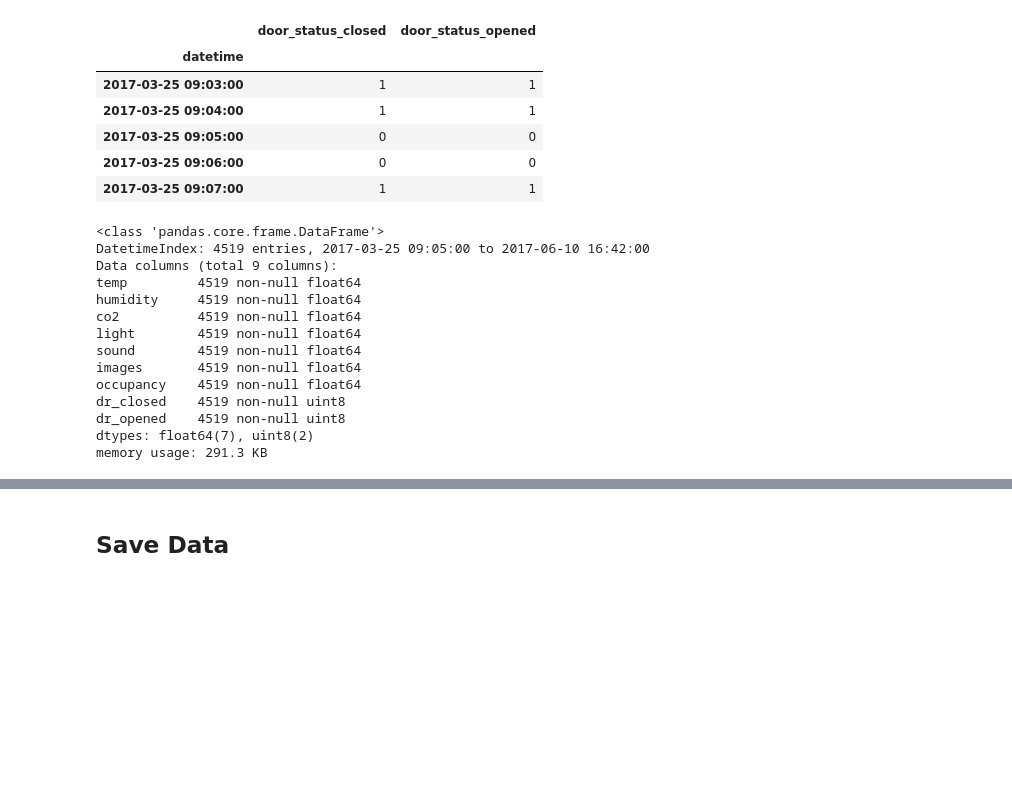
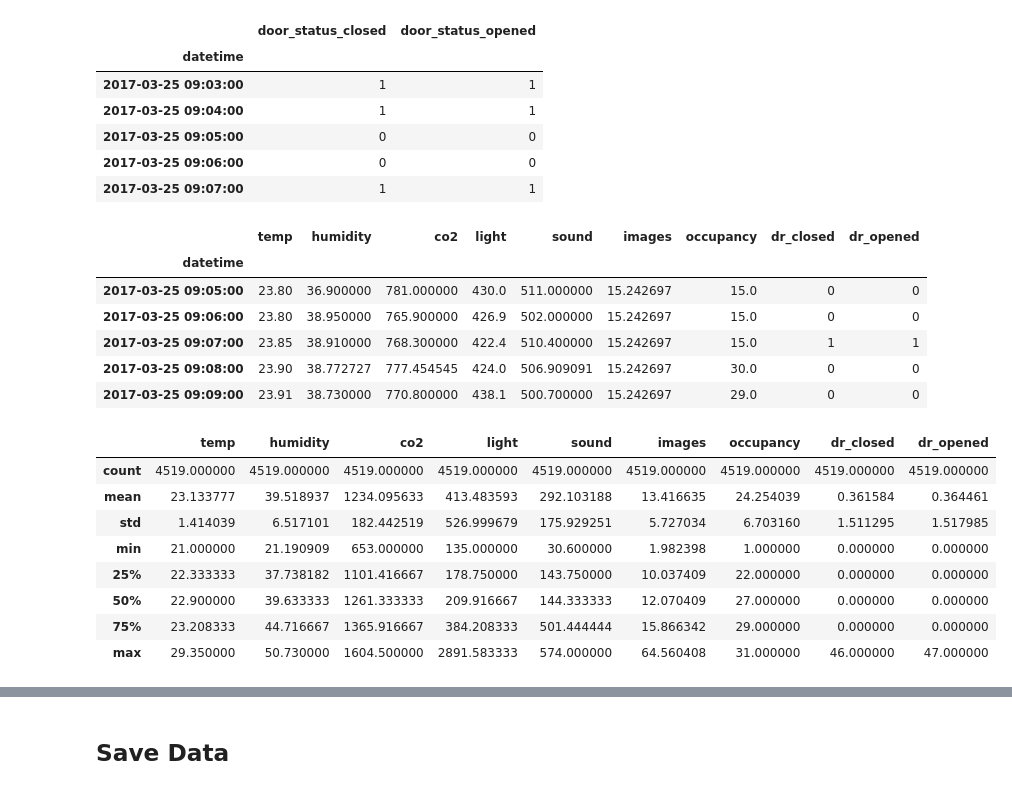
Before and after one commit to Kautumn06/classroom-occupancy, a Jupyter notebook: notebooks/DataWrangling.ipynb, the cells around one changed output, grey strips where cells are left out. Saved outputs shown, nothing was run; the diff lists cells and outputs as text; code cells hidden in the pictures; blank space fills up the shorter version.

```diff
--- a/notebooks/DataWrangling.ipynb
+++ b/notebooks/DataWrangling.ipynb
@@ -1017,19 +1017,25 @@ sensor_data = sensor_data.merge(door, left_index=True, right_index=True)
 sensor_data.columns = [
     'temp', 'humidity', 'co2', 'light', 'sound', 'images', 'occupancy', 'dr_closed', 'dr_opened']
 
-sensor_data.info()
+sensor_data.head()
 # %% [output]
-<class 'pandas.core.frame.DataFrame'>
-DatetimeIndex: 4519 entries, 2017-03-25 09:05:00 to 2017-06-10 16:42:00
-Data columns (total 9 columns):
-temp         4519 non-null float64
-humidity     4519 non-null float64
-co2          4519 non-null float64
-light        4519 non-null float64
-sound        4519 non-null float64
-images       4519 non-null float64
-occupancy    4519 non-null float64
-dr_closed    4519 non-null uint8
-dr_opened    4519 non-null uint8
-dtypes: float64(7), uint8(2)
-memory usage: 291.3 KB
+|  | temp | humidity | co2 | light | sound | images | occupancy | dr_closed | dr_opened |
+| datetime |  |  |  |  |  |  |  |  |  |
+| 2017-03-25 09:05:00 | 23.80 | 36.900000 | 781.000000 | 430.0 | 511.000000 | 15.242697 | 15.0 | 0 | 0 |
+| 2017-03-25 09:06:00 | 23.80 | 38.950000 | 765.900000 | 426.9 | 502.000000 | 15.242697 | 15.0 | 0 | 0 |
+| 2017-03-25 09:07:00 | 23.85 | 38.910000 | 768.300000 | 422.4 | 510.400000 | 15.242697 | 15.0 | 1 | 1 |
+| 2017-03-25 09:08:00 | 23.90 | 38.772727 | 777.454545 | 424.0 | 506.909091 | 15.242697 | 30.0 | 0 | 0 |
+| 2017-03-25 09:09:00 | 23.91 | 38.730000 | 770.800000 | 438.1 | 500.700000 | 15.242697 | 29.0 | 0 | 0 |
+# %%
+# Summary statistics for sensor data
+sensor_data.describe()
+# %% [output]
+|  | temp | humidity | co2 | light | sound | images | occupancy | dr_closed | dr_opened |
+| count | 4519.000000 | 4519.000000 | 4519.000000 | 4519.000000 | 4519.000000 | 4519.000000 | 4519.000000 | 4519.000000 | 4519.000000 |
+| mean | 23.133777 | 39.518937 | 1234.095633 | 413.483593 | 292.103188 | 13.416635 | 24.254039 | 0.361584 | 0.364461 |
+| std | 1.414039 | 6.517101 | 182.442519 | 526.999679 | 175.929251 | 5.727034 | 6.703160 | 1.511295 | 1.517985 |
+| min | 21.000000 | 21.190909 | 653.000000 | 135.000000 | 30.600000 | 1.982398 | 1.000000 | 0.000000 | 0.000000 |
+| 25% | 22.333333 | 37.738182 | 1101.416667 | 178.750000 | 143.750000 | 10.037409 | 22.000000 | 0.000000 | 0.000000 |
+| 50% | 22.900000 | 39.633333 | 1261.333333 | 209.916667 | 144.333333 | 12.070409 | 27.000000 | 0.000000 | 0.000000 |
+| 75% | 23.208333 | 44.716667 | 1365.916667 | 384.208333 | 501.444444 | 15.866342 | 29.000000 | 0.000000 | 0.000000 |
+| max | 29.350000 | 50.730000 | 1604.500000 | 2891.583333 | 574.000000 | 64.560408 | 31.000000 | 46.000000 | 47.000000 |
```
Also changed, not shown: parts of 5 cells of this notebook.
